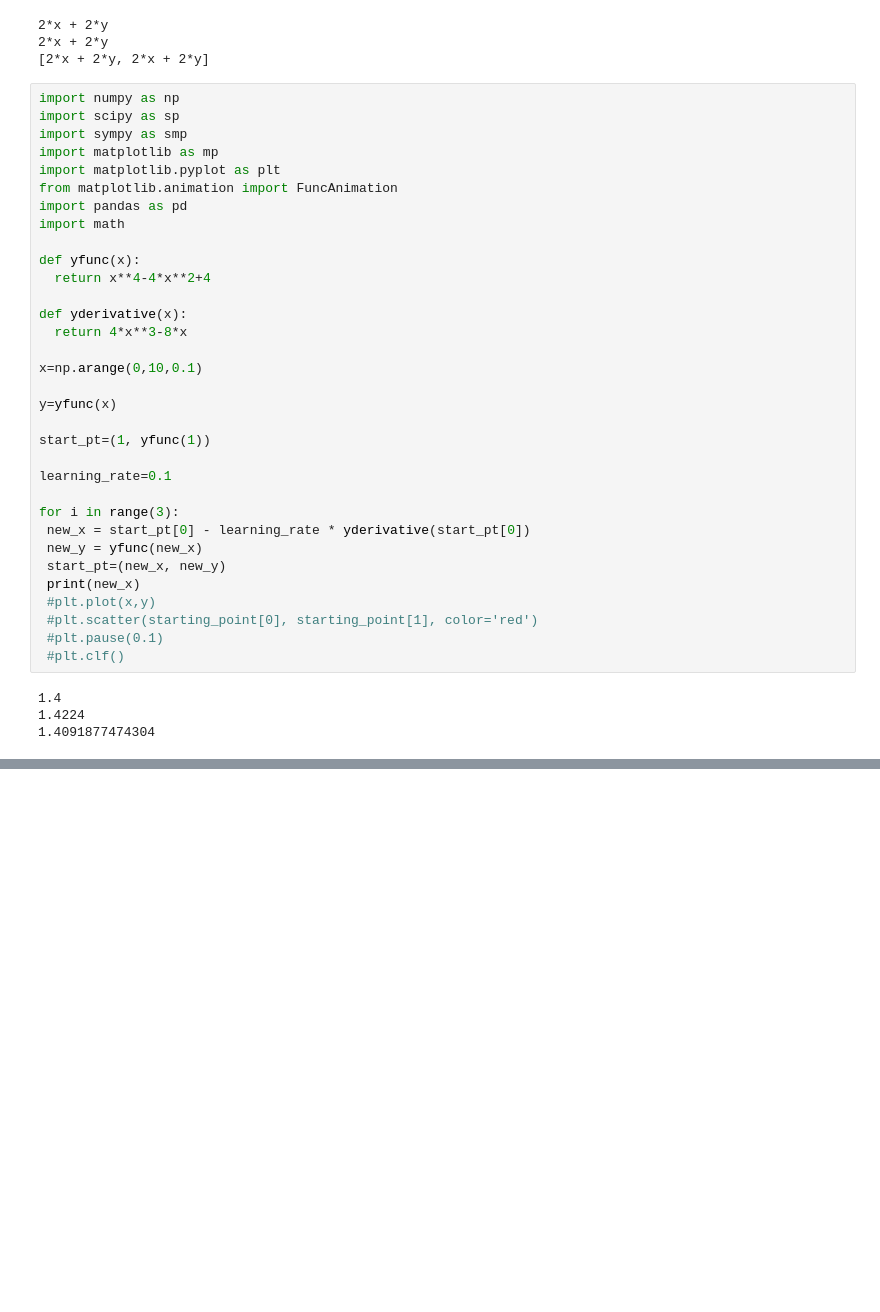
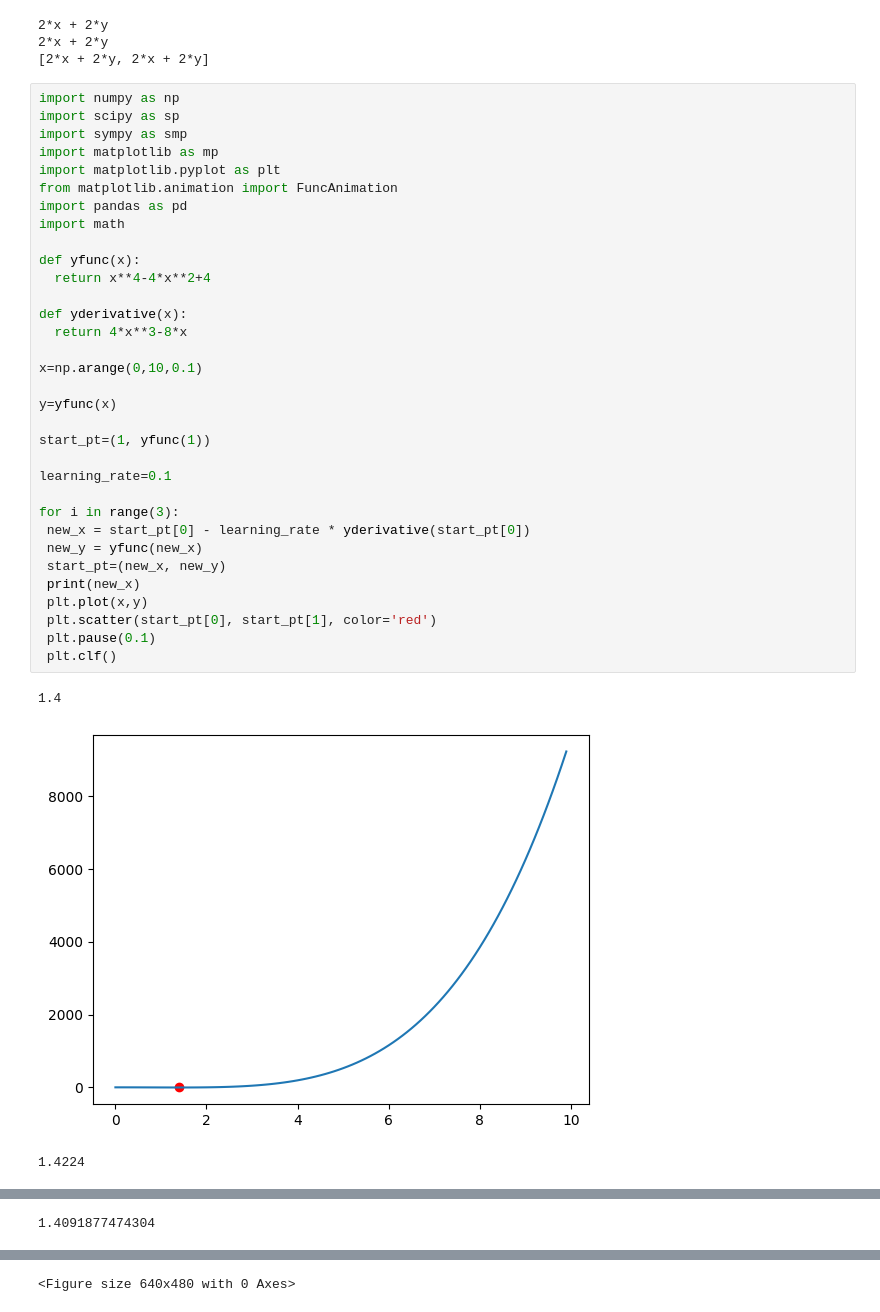
Before and after one commit to maddog19527/CS-660-Homeworks, a Jupyter notebook: Homework_1_CS_660.ipynb, the cells around one changed output, grey strips where cells are left out. Saved outputs shown, nothing was run; the diff lists cells and outputs as text; blank space fills up the shorter version.

```diff
--- a/Homework_1_CS_660.ipynb
+++ b/Homework_1_CS_660.ipynb
@@ -60,36 +60,36 @@ print(gradf)
 import numpy as np
 import scipy as sp
 import sympy as smp
 import matplotlib as mp
 import matplotlib.pyplot as plt
 from matplotlib.animation import FuncAnimation
 import pandas as pd
 import math
 
 def yfunc(x):
   return x**4-4*x**2+4
 
 def yderivative(x):
   return 4*x**3-8*x
 
 x=np.arange(0,10,0.1)
 
 y=yfunc(x)
 
 start_pt=(1, yfunc(1))
 
 learning_rate=0.1
 
 for i in range(3):
  new_x = start_pt[0] - learning_rate * yderivative(start_pt[0])
  new_y = yfunc(new_x)
  start_pt=(new_x, new_y)
  print(new_x)
- #plt.plot(x,y)
- #plt.scatter(starting_point[0], starting_point[1], color='red')
- #plt.pause(0.1)
- #plt.clf()
+ plt.plot(x,y)
+ plt.scatter(start_pt[0], start_pt[1], color='red')
+ plt.pause(0.1)
+ plt.clf()
 # %% [output]
 1.4
-1.4224
-1.4091877474304
+[figure, added]
+1.4224
@@ -95,0 +97 @@ for i in range(3):
+1.4091877474304
@@ -95,0 +99 @@ for i in range(3):
+<Figure size 640x480 with 0 Axes>
```
Also changed, not shown: parts of 2 cells of this notebook.
